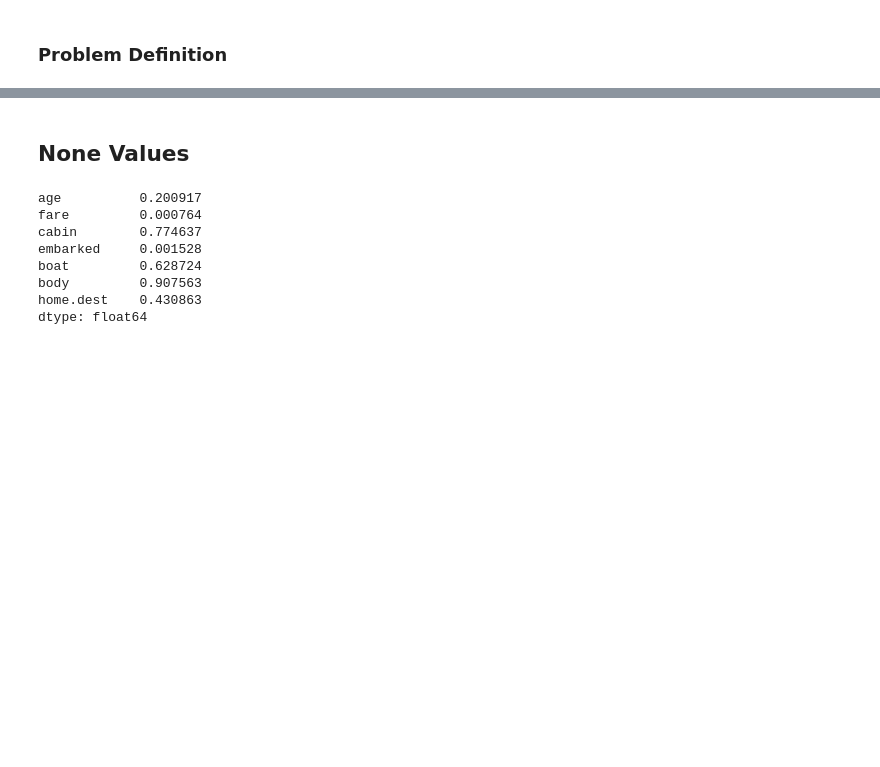
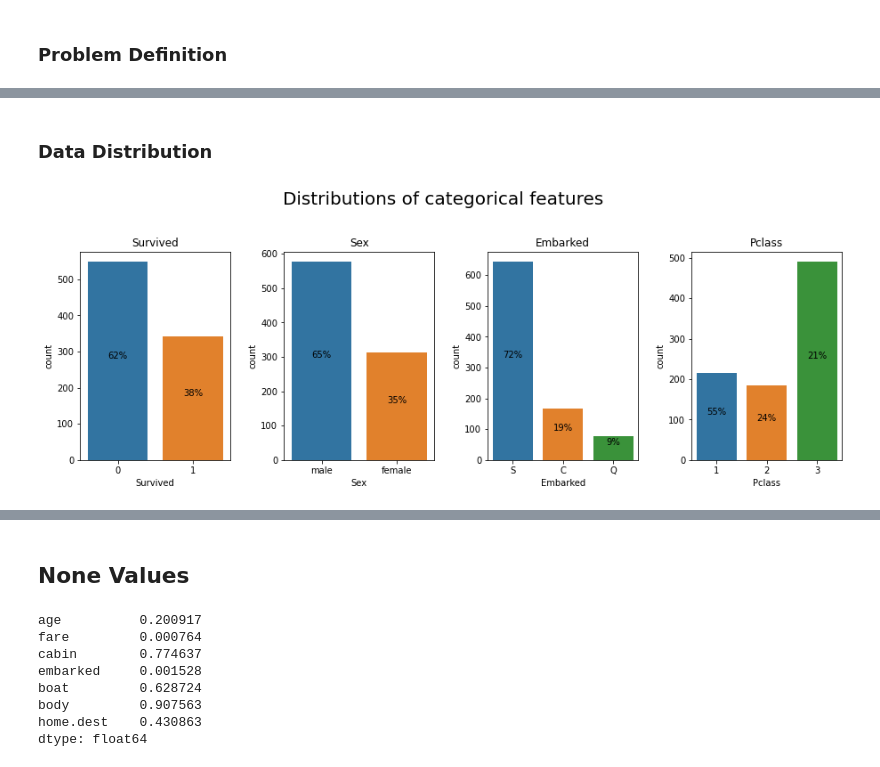
Before and after one commit to noakawa/Titanic, a Jupyter notebook: Titanic.ipynb, the cells around one changed output, grey strips where cells are left out. Drawn from its saved outputs; the diff is of its cells as text; code cells hidden in the pictures; blank space fills up the shorter version.

```diff
--- a/Titanic.ipynb
+++ b/Titanic.ipynb
@@ -102,11 +41,0 @@ num = data.drop(columns=cat+['name','ticket', 'home.dest', 'cabin', 'boat', 'bod
-# %%
-fig = plt.figure(figsize=(13, 5))
-fig.suptitle('Distributions of categorical features', fontsize=20)
-num_cols = 4
-num_rows = 1
-
-for i, col in enumerate(cat):
-    ax = fig.add_subplot(num_rows, num_cols, i + 1)
-    sns.countplot(data[col], ax=ax)
-    ax.set_title(col)
-plt.tight_layout(pad=2)
@@ -192,11 +41,0 @@ Index(['age', 'sibsp', 'parch', 'fare'], dtype='object')
-# %%
-fig = plt.figure(figsize=(13, 7))
-fig.suptitle('Distributions of numerical features', fontsize=20)
-num_cols = 3
-num_rows = np.ceil(len(num) / num_cols).astype(int)
-
-for i, col in enumerate(num):
-    ax = fig.add_subplot(num_rows, num_cols, i + 1)
-    sns.histplot(data[col], ax=ax, kde=True)
-    ax.set_title(col)
-plt.tight_layout(pad=2)
@@ -229,0 +86,4 @@ memory usage: 143.3+ KB
+# %%
+# Drop columns of unique values: not necessary for this use case
+data_train.drop(columns='PassengerId', inplace=True)
+data_test.drop(columns='PassengerId', inplace=True)
@@ -229,0 +104,23 @@ memory usage: 143.3+ KB
+# %% [markdown]
+### Data Distribution
+# %%
+fig = plt.figure(figsize=(13, 5))
+fig.suptitle('Distributions of categorical features', fontsize=20)
+num_cols = 4
+num_rows = 1
+
+for i, col in enumerate(cat):
+    ax = fig.add_subplot(num_rows, num_cols, i + 1)
+    g = sns.countplot(data_train[col], ax=ax)
+    ax.set_title(col)
+    for j,p in enumerate(g.patches):
+        g.annotate(format((data_train[col].value_counts()/data_train[col].count()).iloc[j], '.0%'), \
+                   (p.get_x() + p.get_width() / 2., \
+                    p.get_height()/2 -10), \
+                   ha = 'center', \
+                   va = 'center', \
+                   xytext = (0, 10), \
+                   textcoords = 'offset points')
+plt.tight_layout(pad=2)
+# %% [output]
+[figure, added]
```
Also changed, not shown: parts of 46 cells of this notebook.
